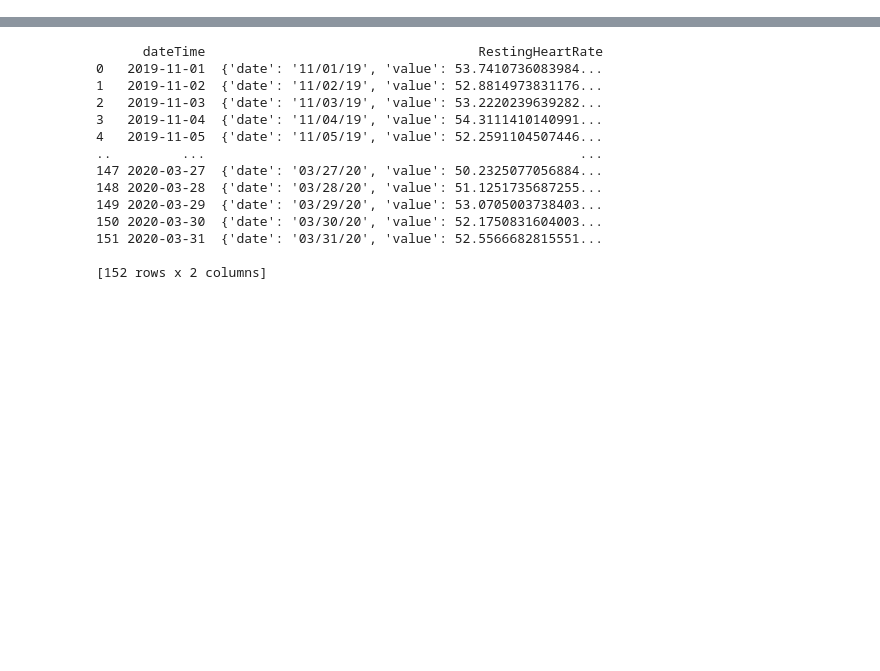
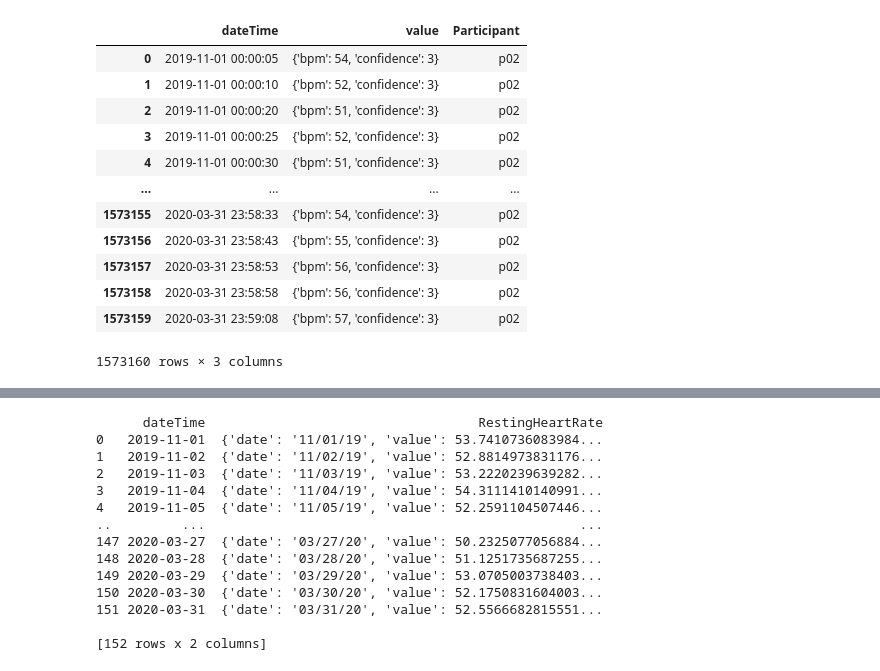
Before and after one commit to KimBug29/Health_Fitness, a Jupyter notebook: fitness.ipynb, the cells around one changed output, grey strips where cells are left out. Drawn from its saved outputs; the diff is of its cells as text; code cells hidden in the pictures; blank space fills up the shorter version.

```diff
--- a/fitness.ipynb
+++ b/fitness.ipynb
@@ -271,0 +174,5 @@ print(p01_resting_heart_rate)
+# %%
+# Read in HEART RATE data from participant two (p02).
+# Display the first 5 and last 5 rows of data.
+p02_heart_rate = pd.read_json("osfstorage-archive/pmdata/p01/fitbit/heart_rate.json" )
+p02_heart_rate.head(-5)
@@ -271,0 +215,19 @@ print(p01_resting_heart_rate)
+# %%
+# Add 'Participant' as a new column name for participant two (p02) HEART RATE data
+# Display the first 5 and last 5 rows of data.
+Heart_Rate_p02_info = p02_heart_rate.assign(Participant="p02")
+Heart_Rate_p02_info.head(-5)
+# %% [output]
+|  | dateTime | value | Participant |
+| 0 | 2019-11-01 00:00:05 | {'bpm': 54, 'confidence': 3} | p02 |
+| 1 | 2019-11-01 00:00:10 | {'bpm': 52, 'confidence': 3} | p02 |
+| 2 | 2019-11-01 00:00:20 | {'bpm': 51, 'confidence': 3} | p02 |
+| 3 | 2019-11-01 00:00:25 | {'bpm': 52, 'confidence': 3} | p02 |
+| 4 | 2019-11-01 00:00:30 | {'bpm': 51, 'confidence': 3} | p02 |
+| ... | ... | ... | ... |
+| 1573155 | 2020-03-31 23:58:33 | {'bpm': 54, 'confidence': 3} | p02 |
+| 1573156 | 2020-03-31 23:58:43 | {'bpm': 55, 'confidence': 3} | p02 |
+| 1573157 | 2020-03-31 23:58:53 | {'bpm': 56, 'confidence': 3} | p02 |
+| 1573158 | 2020-03-31 23:58:58 | {'bpm': 56, 'confidence': 3} | p02 |
+| 1573159 | 2020-03-31 23:59:08 | {'bpm': 57, 'confidence': 3} | p02 |
+1573160 rows × 3 columns
```
Also changed, not shown: parts of 62 cells of this notebook, 3 other files.
